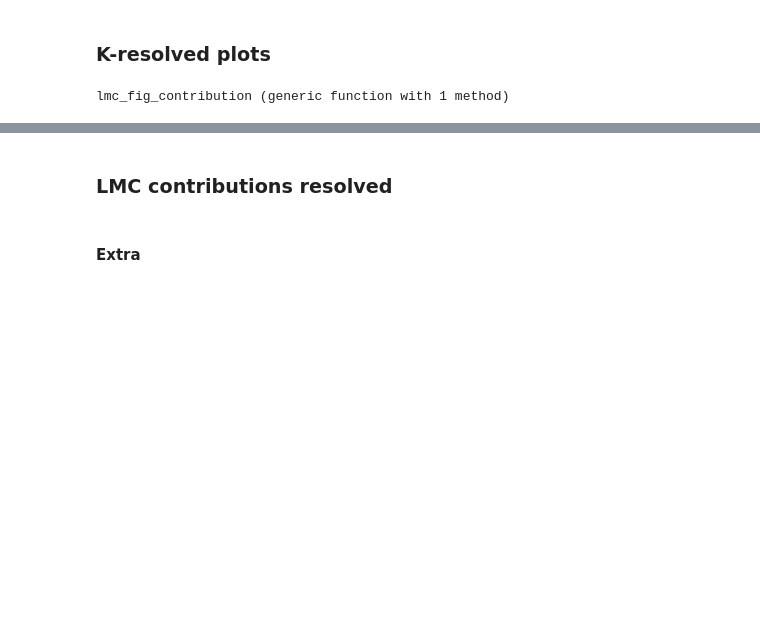
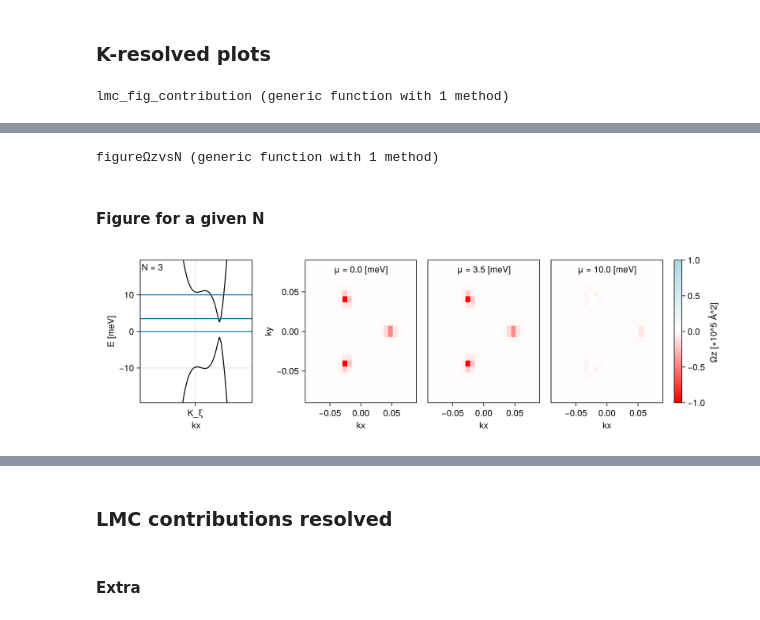
Before and after one commit to fernandopenaranda/LMC, a Jupyter notebook: src/Paper/MRinRhombohedral.ipynb, the cells around one changed output, grey strips where cells are left out. Cells and saved outputs as stored; diff of their text form; code cells hidden in the pictures; blank space fills up the shorter version.

```diff
--- a/src/Paper/MRinRhombohedral.ipynb
+++ b/src/Paper/MRinRhombohedral.ipynb
@@ -319,0 +367,70 @@ maximum(b)
+# %%
+function kΩz(fig::Figure, N, ξ, pR, μlist = [0, 2, 4, 6]; col = 1, T = 5, points = 100, colrange = [-1,1])
+    colmap = cgrad([:red, :white, :lightblue])
+    count = 1
+    prefactor = maximum(colrange)
+    colrange2 = colrange / prefactor
+
+    c1 = RGBf(0.30, 0.65, 1.00)
+    c2 = RGBf(0.10, 0.85, 0.55)
+    c3 = RGBf(1.00, 0.75, 0.20)
+
+    clist = [c1,c2,c3]
+
+    for μ in μlist[1:end]
+        pS = xxx_lmc_presets(N, μ, ξ, pR; T = T)
+        kxs, kys, Z1s = kresolved_Ωz(pR, pS, points = points)
+        Z1s .*= 1e20/ prefactor
+        count += 1
+        ax = Axis(fig[col,count], xlabel = "kx", ylabel = "ky")
+        hmm = plotmap!(ax, kxs, kys, Z1s, colrange = colrange2, colmap = colmap)
+        # text!(ax, "μ = $(μ) [meV]", position =  (0., 0.085), align = (:center, :top))
+        if count == length(μlist) + 1
+            Colorbar(fig[1,count + 1], hmm, label = "Ωz [×10^$(Int(log10(prefactor))) Å^2] ")
+        else nothing end
+        if count ≠ 2
+            hideydecorations!(ax)
+        else nothing end
+        if col == 1 || col == 2
+            hidexdecorations!(ax)
+        else nothing end
+        xlims!(ax, -0.099,0.099)
+        ylims!(ax, -0.099,0.099)
+        e1 = MarkerElement(color=clist[count-1],  marker=:rect, markersize=18)
+
+        axislegend(ax, [e1], [""], framevisible = false, position = (1.1,1.05))
+    end
+    axlast = Axis(fig[col,1]; xlabel = "kx", ylabel = "E [meV]")
+    abcNplotbandsk(axlast, N, points, pR; ylims = [-1, 1], color = :black)
+    [hlines!(axlast, μlist[i], color = clist[i]) for i in 1:length(μlist)]
+    text!(axlast, "N = $(N)", position =  (Int(round(18 * points/100, digits = 0)),19), align = (:center, :top))
+    if col == 1 || col == 2
+        hidexdecorations!(axlast)
+    else nothing end
+
+    return fig
+end
+
+
+function kΩz(N, ξ, pR, μlist = [0, 2, 4, 6]; kws...)
+    return kΩz(Figure(size = (1000,300)), N, ξ, pR, μlist; kws...)
+end
+
+function figureΩzvsN(ξ, pR; Nlist = [3,5,7], μlist = [0, 2, 4, 6], kws...)
+    fig = Figure(size = (1000,800))
+    count = 1
+    for N in Nlist
+        kΩz(fig, N, ξ, pR, μlist; col = count, kws...)
+        count +=1
+    end
+    return fig
+end
+# %% [output]
+figureΩzvsN (generic function with 1 method)
+# %% [markdown]
+#### Figure for a given N
+# %%
+N =  3
+kΩz( N, 1, p, [0,3.5,10], col =1, T = 2, points = 30, colrange = [-1,1] .* 1e5)
+# %% [output]
+[figure, added]
```
Also changed, not shown: parts of 18 cells of this notebook, 3 other files.
